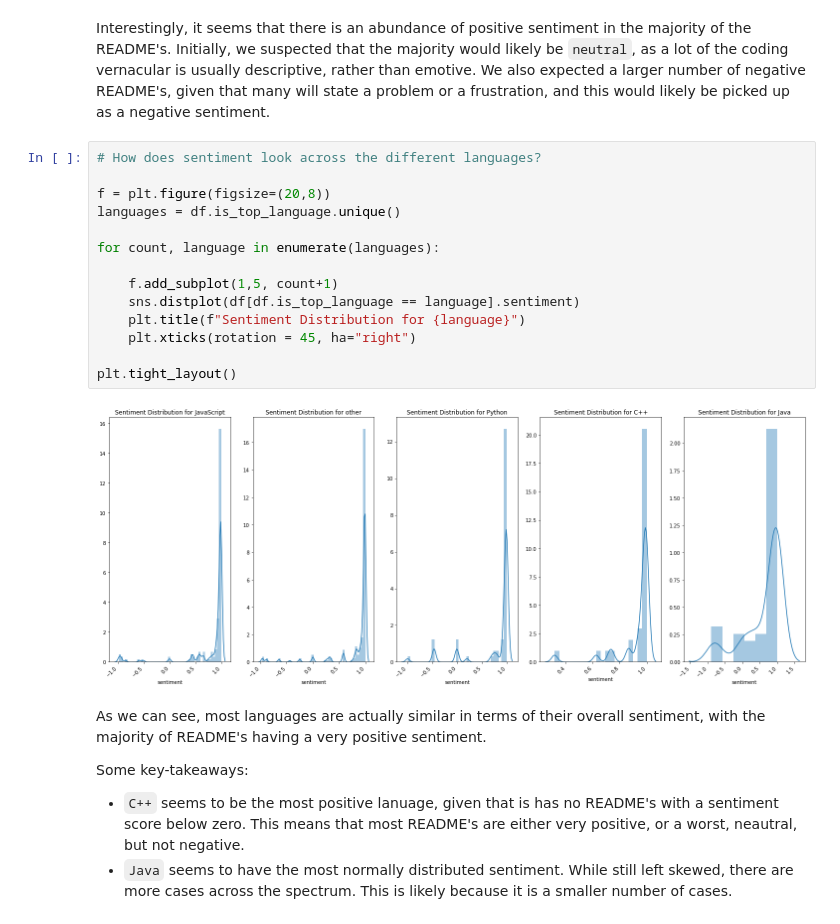
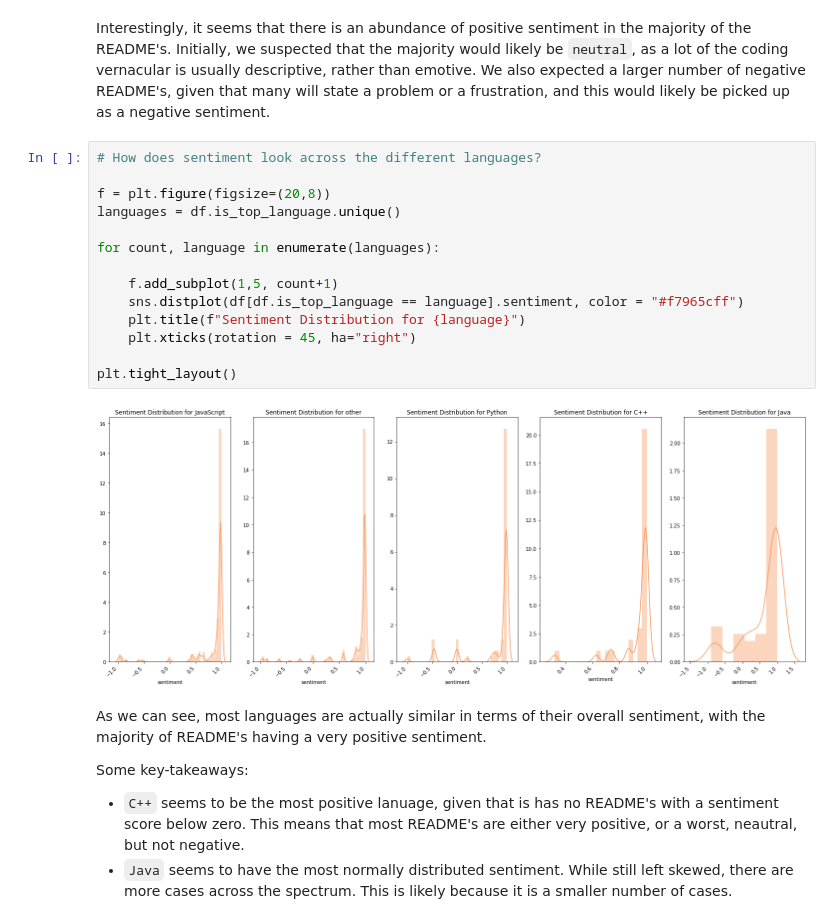
Before and after one commit to nlp-github-project/nlp-github-project, a Jupyter notebook: project_notebook.ipynb, the cells around one changed output. Saved outputs shown, nothing was run; the diff lists cells and outputs as text.

```diff
--- a/project_notebook.ipynb
+++ b/project_notebook.ipynb
@@ -478,19 +477,19 @@ Interestingly, it seems that there is an abundance of positive sentiment in the
 # %%
 # How does sentiment look across the different languages?
 
 f = plt.figure(figsize=(20,8))
 languages = df.is_top_language.unique()
 
 for count, language in enumerate(languages):
 
     f.add_subplot(1,5, count+1)
-    sns.distplot(df[df.is_top_language == language].sentiment)
+    sns.distplot(df[df.is_top_language == language].sentiment, color = "#f7965cff")
     plt.title(f"Sentiment Distribution for {language}")
     plt.xticks(rotation = 45, ha="right")
 
 plt.tight_layout()
 # %% [output]
-[figure, old version]
+[figure, new version]
 # %% [markdown]
 As we can see, most languages are actually similar in terms of their overall sentiment, with the majority of README's having a very positive sentiment.
 
```
Also changed, not shown: parts of 23 cells of this notebook.
